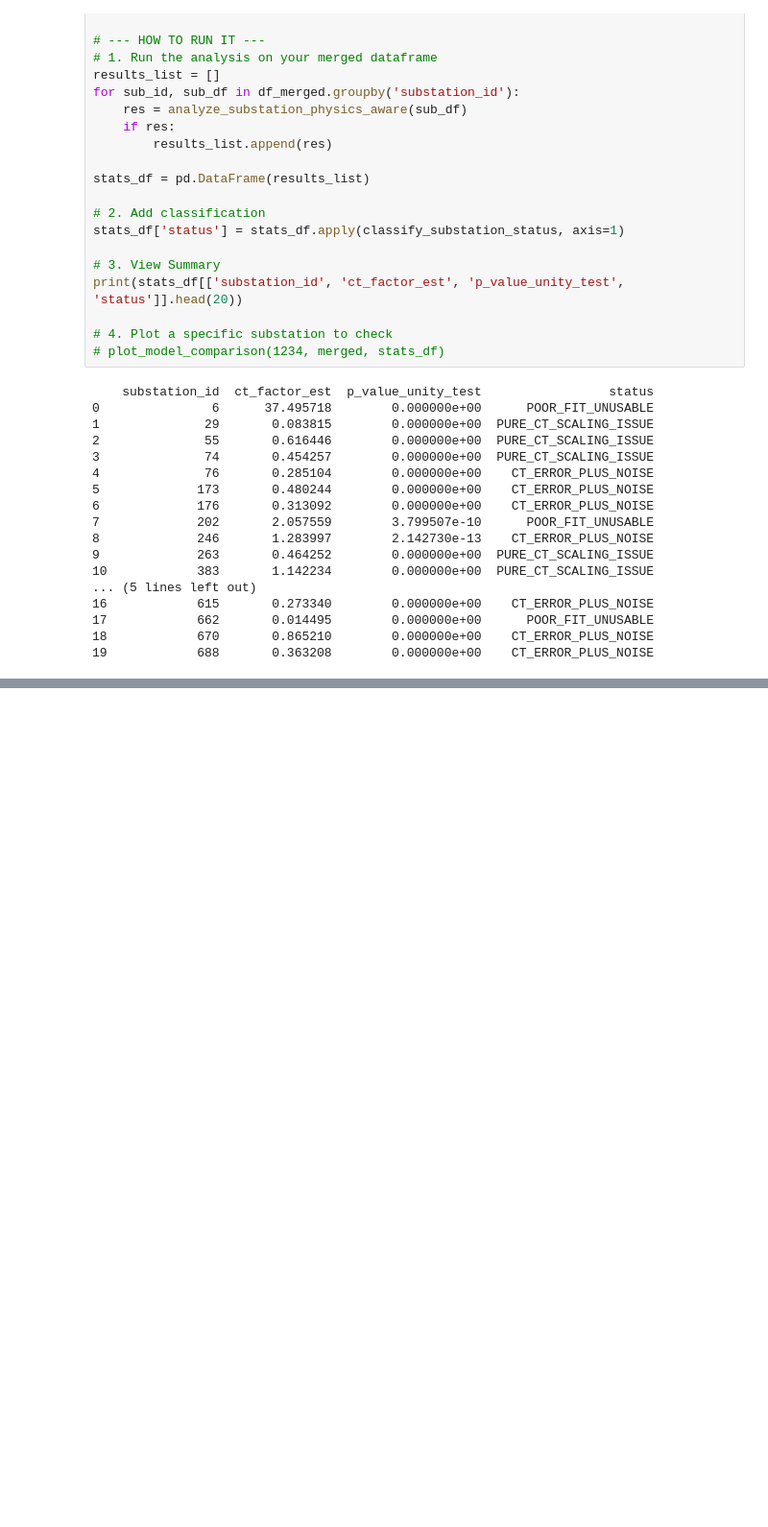
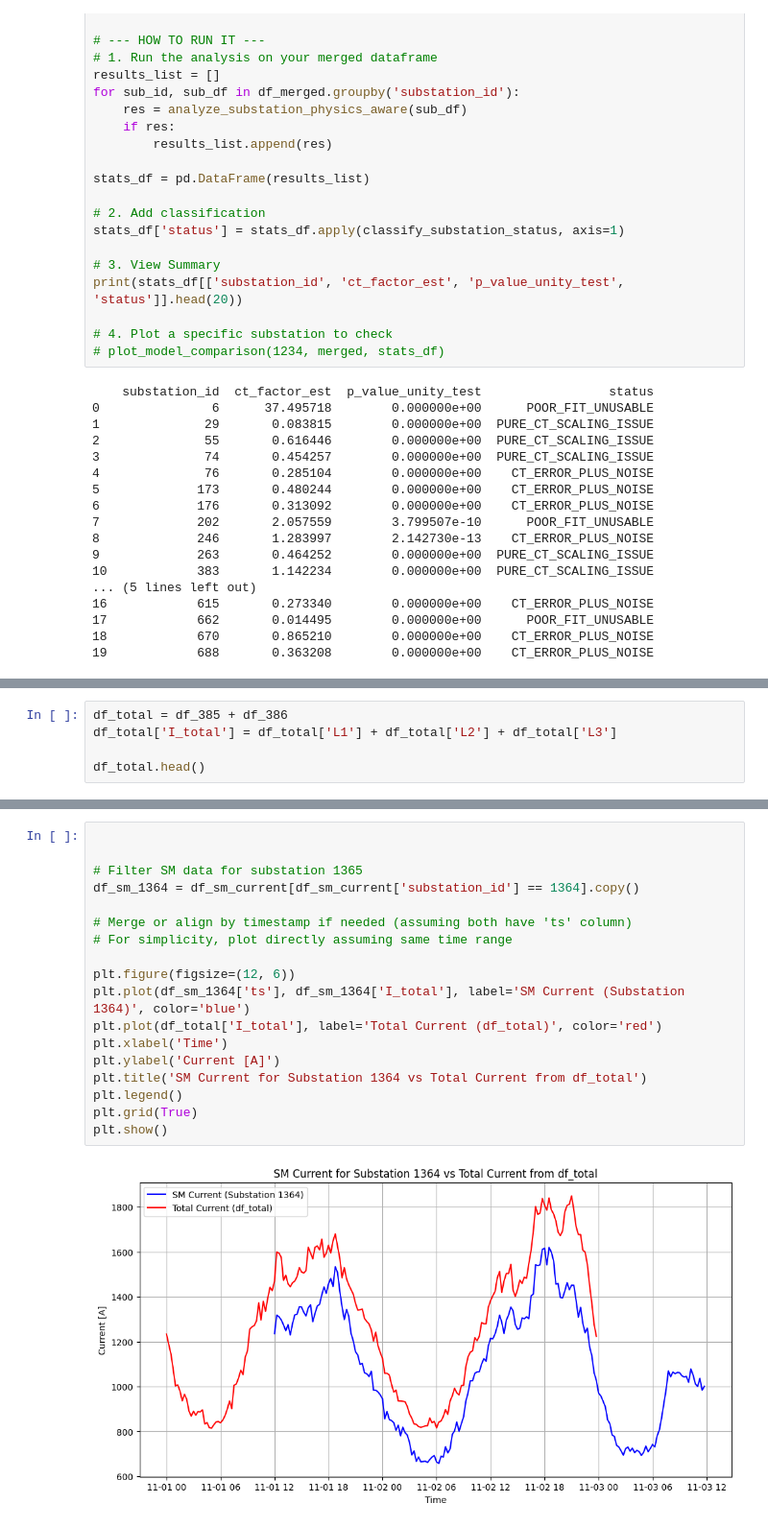
Before and after one commit to MindisBlank/Jasonaq_thesis, a Jupyter notebook: notebooks/ct_ratio_issue.ipynb, the cells around one changed output, grey strips where cells are left out. Shown: that part at 96% size. Drawn from its saved outputs; the diff is of its cells as text; blank space fills up the shorter version.

```diff
--- a/notebooks/ct_ratio_issue.ipynb
+++ b/notebooks/ct_ratio_issue.ipynb
@@ -2762,0 +2805,5 @@ print(stats_df[['substation_id', 'ct_factor_est', 'p_value_unity_test', 'status'
+# %%
+df_total = df_385 + df_386
+df_total['I_total'] = df_total['L1'] + df_total['L2'] + df_total['L3']
+
+df_total.head()
@@ -2762,0 +2818,20 @@ print(stats_df[['substation_id', 'ct_factor_est', 'p_value_unity_test', 'status'
+# %%
+
+
+# Filter SM data for substation 1365
+df_sm_1364 = df_sm_current[df_sm_current['substation_id'] == 1364].copy()
+
+# Merge or align by timestamp if needed (assuming both have 'ts' column)
+# For simplicity, plot directly assuming same time range
+
+plt.figure(figsize=(12, 6))
+plt.plot(df_sm_1364['ts'], df_sm_1364['I_total'], label='SM Current (Substation 1364)', color='blue')
+plt.plot(df_total['I_total'], label='Total Current (df_total)', color='red')
+plt.xlabel('Time')
+plt.ylabel('Current [A]')
+plt.title('SM Current for Substation 1364 vs Total Current from df_total')
+plt.legend()
+plt.grid(True)
+plt.show()
+# %% [output]
+[figure, added]
```
Also changed, not shown: parts of 5 cells of this notebook, 6 other files.
